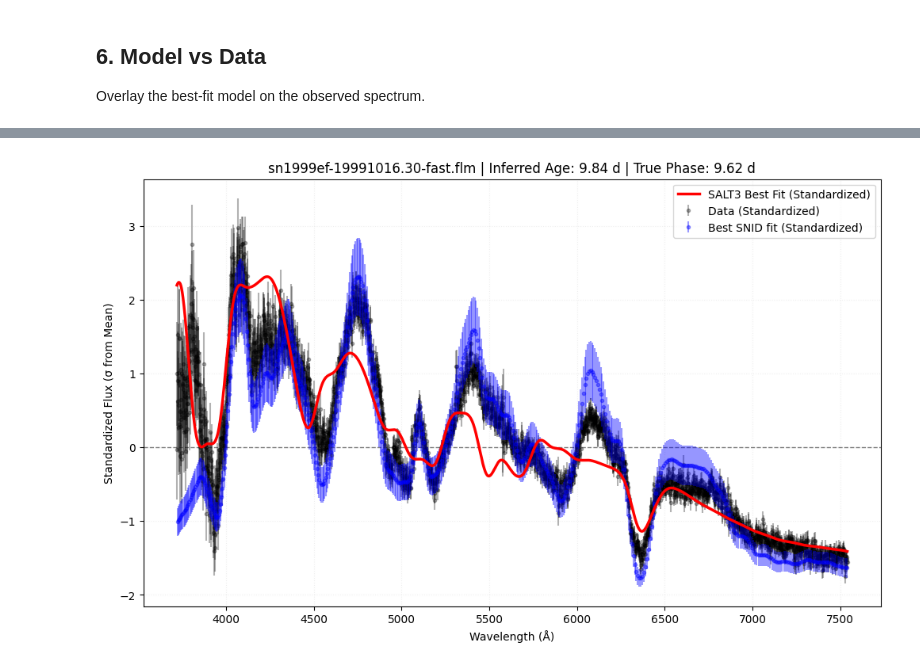
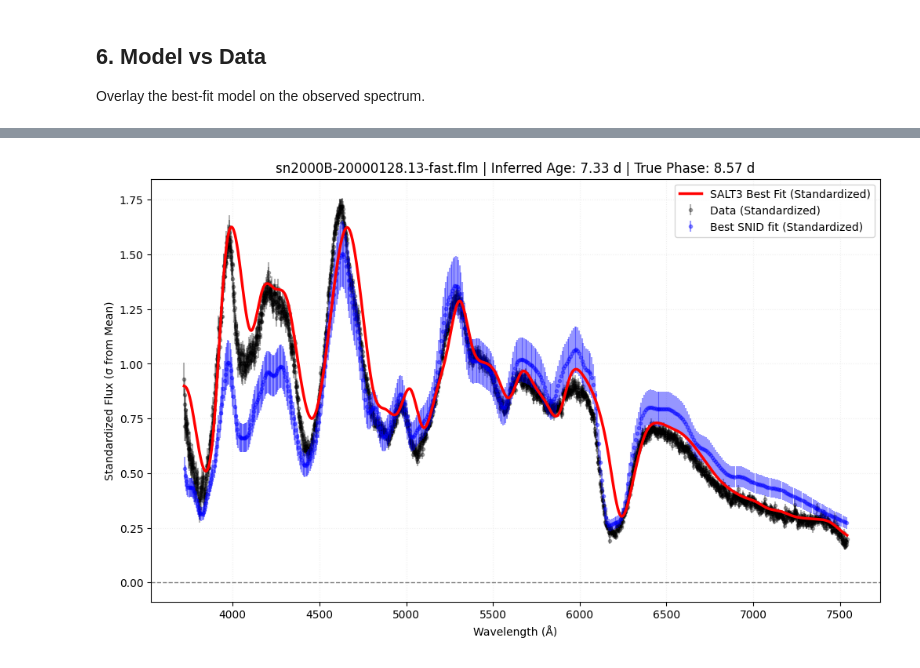
Before and after one commit to p-massey/bayesian_framework, a Jupyter notebook: notebooks/single_spectrum_fit.ipynb, the cells around one changed output, grey strips where cells are left out. Drawn from its saved outputs; the diff is of its cells as text; code cells hidden in the pictures.

```diff
--- a/notebooks/single_spectrum_fit.ipynb
+++ b/notebooks/single_spectrum_fit.ipynb
@@ -12,11 +12,11 @@ import corner
 from dynesty import plotting as dyplot
 
 
-SPECTRA_DIR = '/Users/pxm588@student.bham.ac.uk/PhD/bayesian_framework/data/all_spectra_dereddened'
+SPECTRA_DIR = '../data/all_spectra_dereddened'
 PARAM_FILE = "../data/cfasnIa_param.dat"
 SNID_RESULTS = "../outputs/method_comparison/cfa_SNID_results.csv"
 MODEL_NAME = 'salt3'
-NLIVE = 500
+NLIVE = 300
 
 %matplotlib inline
 plt.rcParams['figure.figsize'] = (10, 6)
@@ -124,7 +82,7 @@ def run_fit2(wavelength, flux, flux_err, mjd_obs, nlive, redshift=None):
         return -0.5 * chisq if not np.isnan(chisq) else -1e10
 
 
-    sampler = dynesty.NestedSampler(ll, pt, len(params), nlive=nlive, sample='rslice')
+    sampler = dynesty.NestedSampler(ll, pt, len(params), nlive=nlive, sample='rwalk')
     sampler.run_nested()
     return sampler.results, params
 # %% [markdown]
@@ -133,6 +91,6 @@ Select a spectrum from the `data/all_spectra` directory.
 # %%
 # Example file
-FILENAME = 'sn1999ef-19991016.30-fast.flm'
+FILENAME = 'sn2000B-20000128.13-fast.flm'
 
 # Get params from SNID results
 true_phase = None
@@ -227,11 +185,20 @@ model = sncosmo.Model(source=MODEL_NAME)
 model.set(z=z)
 
 model.set(**p_dict)
+
+t0_offset = p_dict['t0']
+t0_mjd = mjd_max - t0_offset * (1 + z)   # undo the transform from run_fit2
+
+model.set(t0=t0_mjd)
+model.set(x1=p_dict['x1'], c=p_dict['c'])
 model.set(x0=1.0)
-m_flux_unit = model.flux(p_dict['t0'], wave_f)
+m_flux_unit = model.flux(mjd_max, wave_f)  # evaluate at the observation epoch
+
 w = 1.0 / err_f**2
 x0_best = np.sum(flux_f * m_flux_unit * w) / np.sum(m_flux_unit**2 * w)
 model.set(x0=x0_best)
+
+
 model_flux = m_flux_unit * x0_best
 
 plt.errorbar(wave_f, flux_f, yerr=err_f, fmt='.', color='black', label='Data (Fit Range)')
@@ -266,54 +263,63 @@ compwave_f, compflux_f, comperr_f = compwave[mask], compflux[mask], comperr[mask
 # %%
-import numpy as np
+# --- Scalar Normalization (Preserves Continuum & Feature Depth) ---
+def normalize_flux(wave, flux, error=None, wmin=5000, wmax=5500):
+    """
+    Scales the spectrum so the median flux in the chosen wavelength
+    window (wmin to wmax) is exactly 1.0.
+    """
+    # 1. Create a mask for the anchor window
+    mask = (wave >= wmin) & (wave <= wmax)
 
-# --- Standardized Normalization (Zero Mean, Unit Variance) ---
-def standardize(flux, error=None):
-    f_mean = np.mean(flux)
-    f_std = np.std(flux)
+    # Fallback: if the spectrum doesn't cover the window, use the whole array
+    if not np.any(mask):
+        mask = np.ones(len(wave), dtype=bool)
 
-    # Center at zero and scale so 'wiggles' have comparable amplitude
-    norm_flux = (flux - f_mean) / f_std
+    # 2. Find the median flux in that window (median ignores noise spikes)
+    scale_factor = np.median(flux[mask])
+
+    # 3. Scale the flux
+    norm_flux = flux / scale_factor
 
     if error is not None:
-        # Errors must be scaled by the same factor to maintain SNR
-        norm_error = error / f_std
+        # Errors must be scaled by the same factor
+        norm_error = error / scale_factor
         return norm_flux, norm_error
+
     return norm_flux
 
-# Process all three datasets
-flux_f_norm, err_f_norm = standardize(flux_f, err_f)
-model_flux_norm = standardize(model_flux)
-compflux_f_norm, comperr_f_norm = standardize(compflux_f, comperr_f)
+# Process all three datasets using the new function
+flux_f_norm, err_f_norm = normalize_flux(wave_f, flux_f, err_f)
+model_flux_norm = normalize_flux(wave_f, model_flux) # Assuming model uses same wave grid
+compflux_f_norm, comperr_f_norm = normalize_flux(compwave_f, compflux_f, comperr_f)
 # -----------------------------------------------------------
-
 plt.figure(figsize=(12, 7))
 
 # 1. Observed Data (Grey/Black dots)
 plt.errorbar(wave_f, flux_f_norm, yerr=err_f_norm, fmt='.', color='black',
              alpha=0.3, label='Data (Standardized)', zorder=1)
 
 # 2. SALT3 Model (Bold Red line)
 plt.plot(wave_f, model_flux_norm, color='red', lw=2.5,
          label='SALT3 Best Fit (Standardized)', zorder=10)
 
 # 3. SNID Fit (Blue dots/line)
 plt.errorbar(compwave_f, compflux_f_norm, yerr=comperr_f_norm, fmt='.', color='blue',
              alpha=0.4, label='Best SNID fit (Standardized)', zorder=5)
 
 # Visual anchors
 plt.axhline(0, color='black', linestyle='--', linewidth=1, alpha=0.5)
 plt.grid(alpha=0.2, linestyle=':')
 
 # Metadata and labeling
 inferred_age = (p_dict['t0']) / (1 + z)
 title_str = f"{FILENAME} | Inferred Age: {inferred_age:.2f} d"
 if true_phase is not None:
     title_str += f" | True Phase: {true_phase:.2f} d"
 
 plt.title(title_str)
 plt.xlabel("Wavelength (Å)")
 plt.ylabel("Standardized Flux (σ from Mean)")
 plt.legend(loc='upper right', frameon=True)
 plt.show()
 # %% [output]
-[figure, old version]
+[figure, new version]
```
Also changed, not shown: parts of 9 cells of this notebook, 37 other files.
